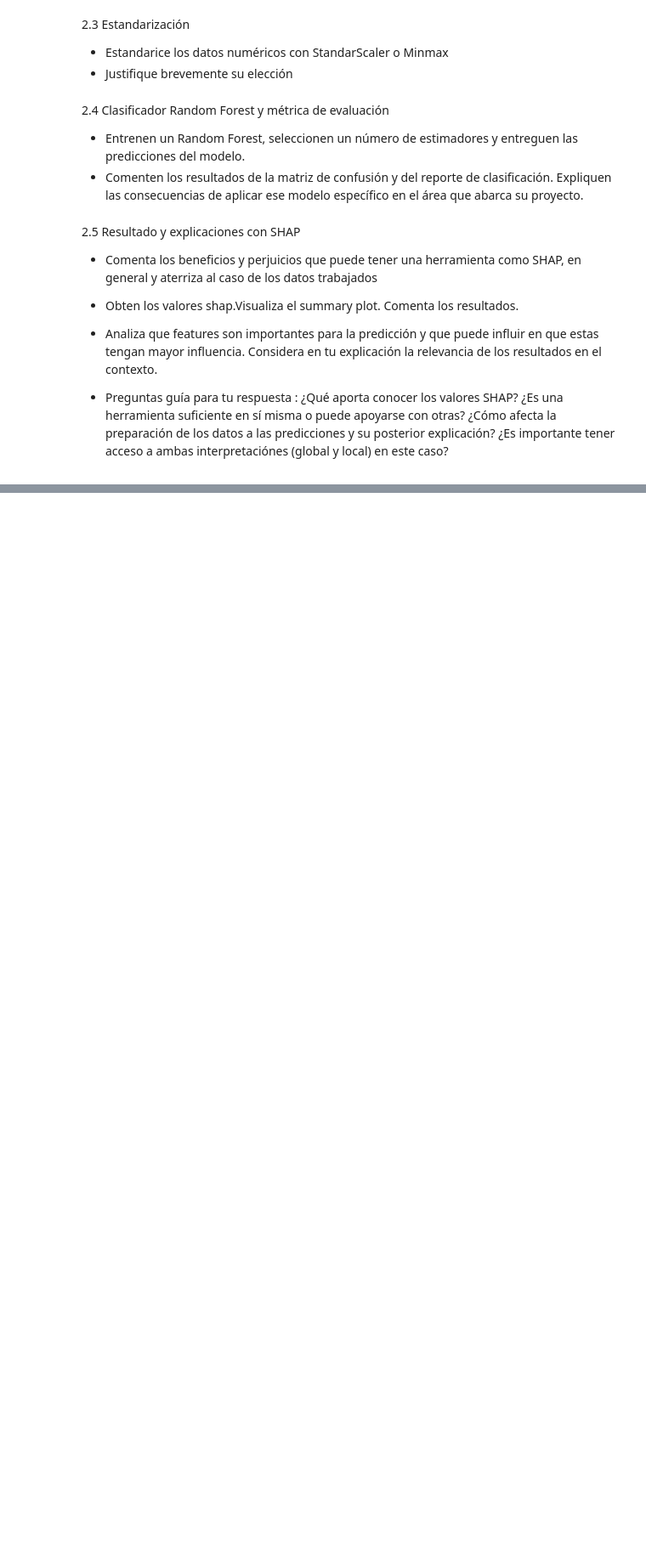
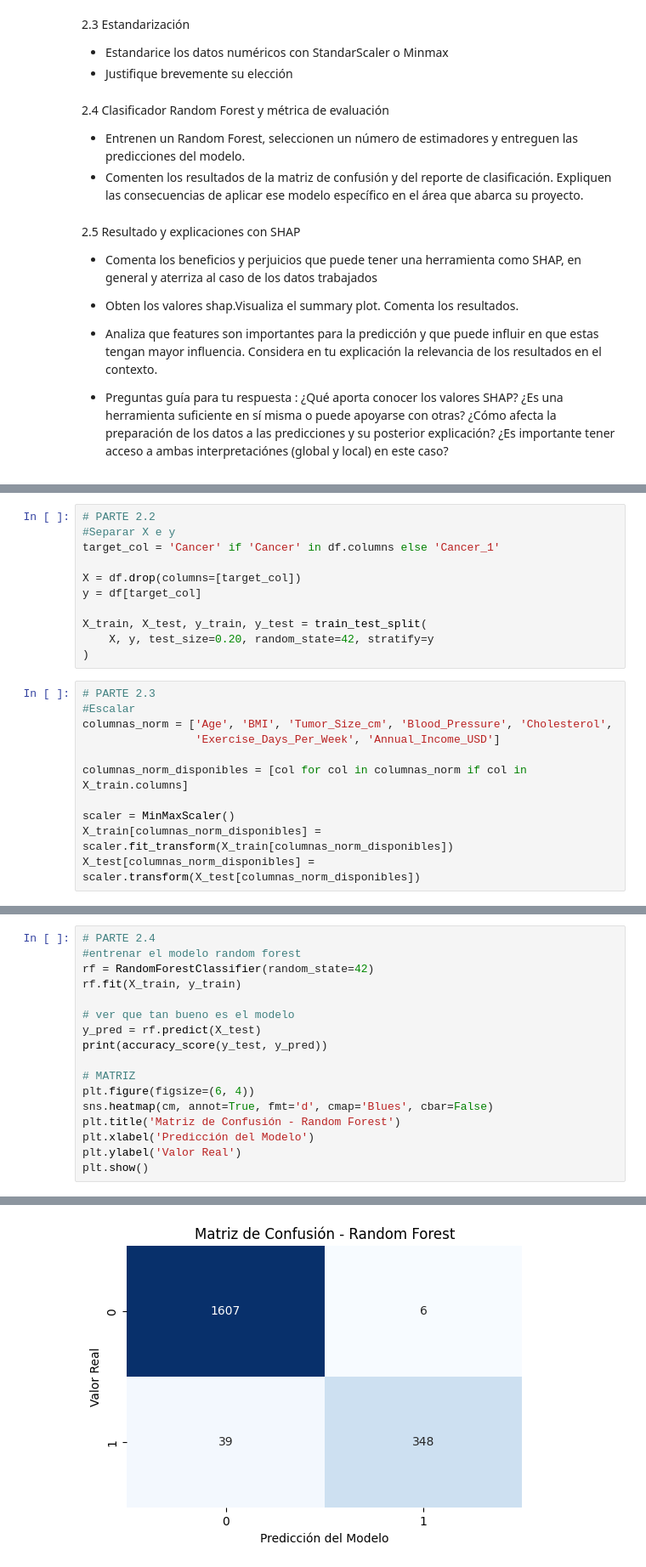
Before and after one commit to cony45678/Etica_Para_Ciencias_de_Datos, a Jupyter notebook: Taller 3/Taller_sumativo_3.ipynb, the cells around one changed output, grey strips where cells are left out. Shown at 85% size. Drawn from its saved outputs; the diff is of its cells as text; blank space fills up the shorter version.

```diff
--- a/Taller 3/Taller_sumativo_3.ipynb
+++ b/Taller 3/Taller_sumativo_3.ipynb
@@ -306,0 +329,22 @@ from sklearn.preprocessing import LabelEncoder, OneHotEncoder, StandardScaler,Mi
+# %%
+# PARTE 2.2
+#Separar X e y
+target_col = 'Cancer' if 'Cancer' in df.columns else 'Cancer_1'
+
+X = df.drop(columns=[target_col])
+y = df[target_col]
+
+X_train, X_test, y_train, y_test = train_test_split(
+    X, y, test_size=0.20, random_state=42, stratify=y
+)
+# %%
+# PARTE 2.3
+#Escalar
+columnas_norm = ['Age', 'BMI', 'Tumor_Size_cm', 'Blood_Pressure', 'Cholesterol',
+                 'Exercise_Days_Per_Week', 'Annual_Income_USD']
+
+columnas_norm_disponibles = [col for col in columnas_norm if col in X_train.columns]
+
+scaler = MinMaxScaler()
+X_train[columnas_norm_disponibles] = scaler.fit_transform(X_train[columnas_norm_disponibles])
+X_test[columnas_norm_disponibles] = scaler.transform(X_test[columnas_norm_disponibles])
@@ -306,0 +353,18 @@ from sklearn.preprocessing import LabelEncoder, OneHotEncoder, StandardScaler,Mi
+# %%
+# PARTE 2.4
+#entrenar el modelo random forest
+rf = RandomForestClassifier(random_state=42)
+rf.fit(X_train, y_train)
+
+# ver que tan bueno es el modelo
+y_pred = rf.predict(X_test)
+print(accuracy_score(y_test, y_pred))
+
+# MATRIZ
+plt.figure(figsize=(6, 4))
+sns.heatmap(cm, annot=True, fmt='d', cmap='Blues', cbar=False)
+plt.title('Matriz de Confusión - Random Forest')
+plt.xlabel('Predicción del Modelo')
+plt.ylabel('Valor Real')
+plt.show()
+# %% [output]
@@ -306,0 +372 @@ from sklearn.preprocessing import LabelEncoder, OneHotEncoder, StandardScaler,Mi
+[figure, added]
```
Also changed, not shown: parts of 9 cells of this notebook, 1 other file.
